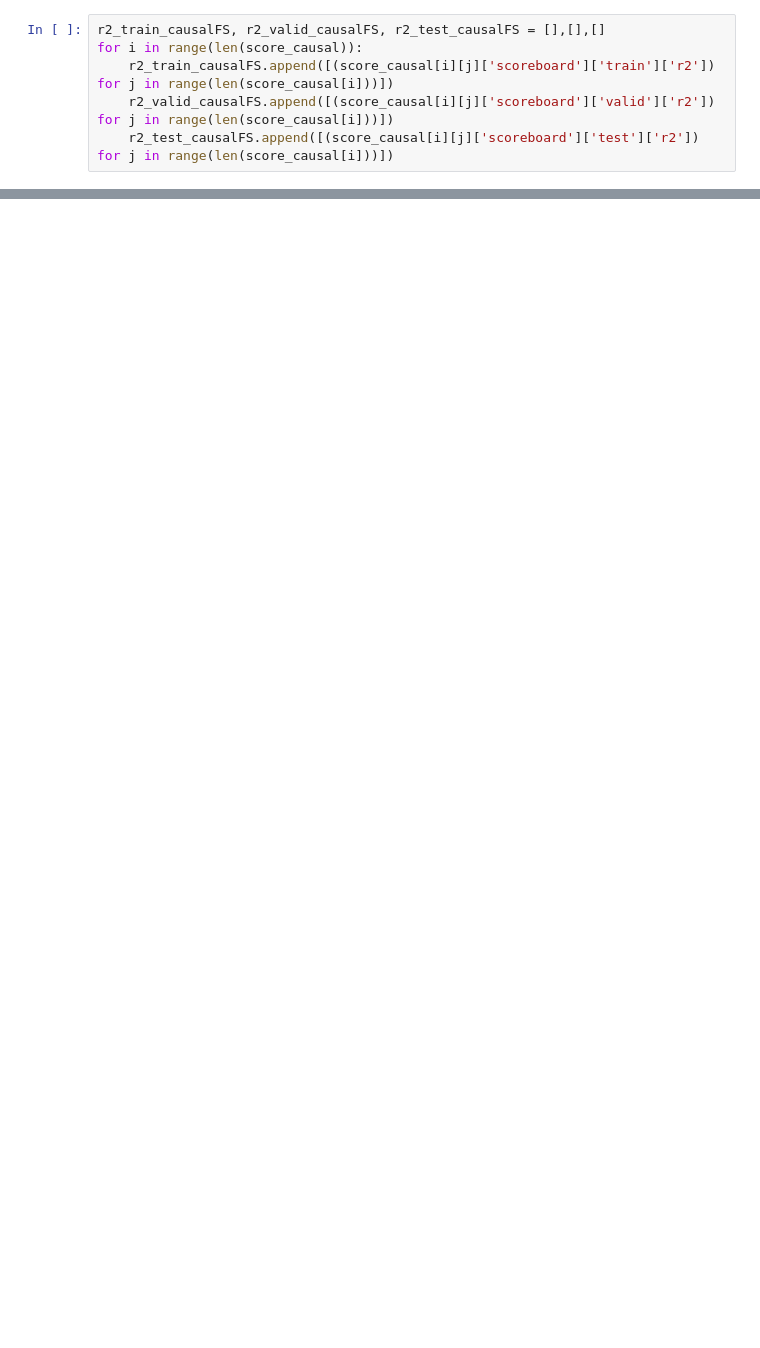
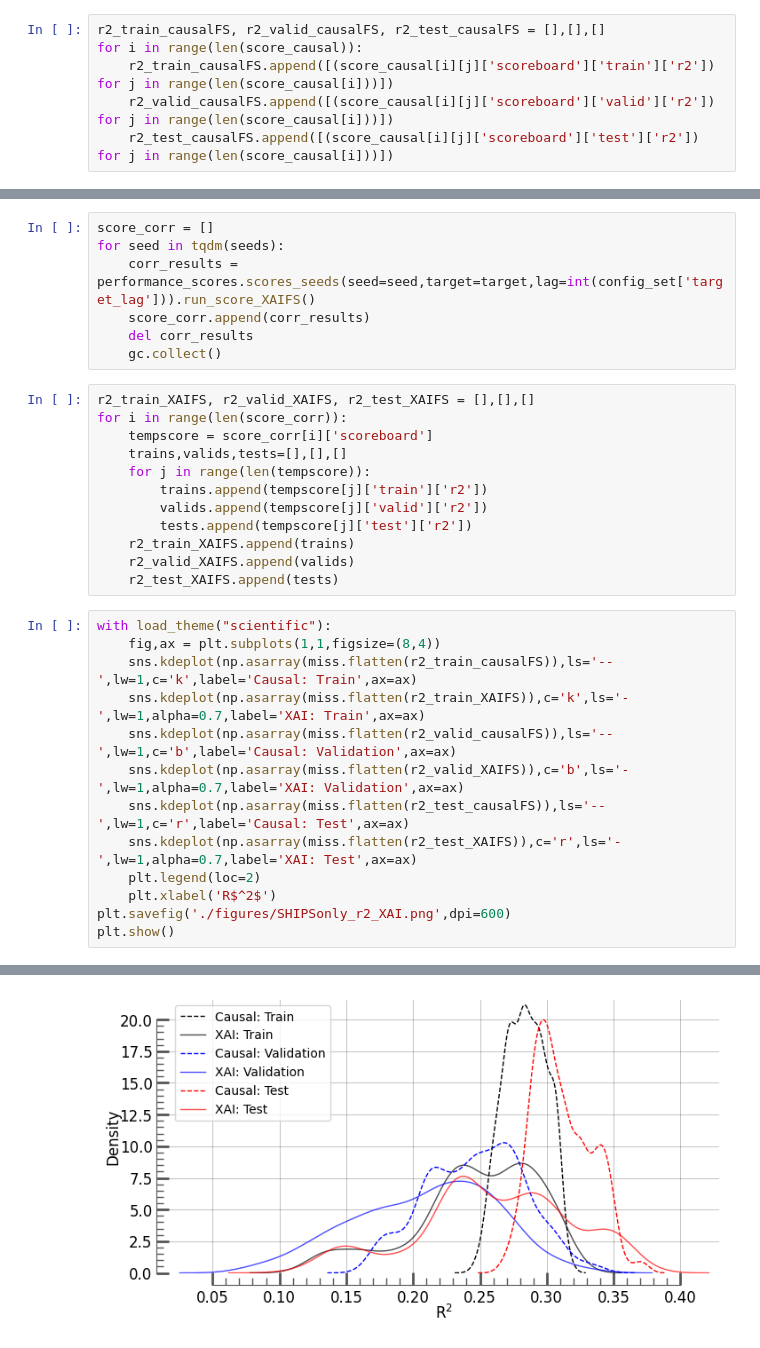
Before and after one commit to freddy0218/2024_causalML, a Jupyter notebook: SHIPSonly_causal.ipynb, the cells around one changed output, grey strips where cells are left out. Drawn from its saved outputs; the diff is of its cells as text; blank space fills up the shorter version.

```diff
--- a/SHIPSonly_causal.ipynb
+++ b/SHIPSonly_causal.ipynb
@@ -289,0 +298,33 @@ findfont: Generic family 'sans-serif' not found because none of the following fa
+# %%
+score_corr = []
+for seed in tqdm(seeds):
+    corr_results = performance_scores.scores_seeds(seed=seed,target=target,lag=int(config_set['target_lag'])).run_score_XAIFS()
+    score_corr.append(corr_results)
+    del corr_results
+    gc.collect()
+# %%
+r2_train_XAIFS, r2_valid_XAIFS, r2_test_XAIFS = [],[],[]
+for i in range(len(score_corr)):
+    tempscore = score_corr[i]['scoreboard']
+    trains,valids,tests=[],[],[]
+    for j in range(len(tempscore)):
+        trains.append(tempscore[j]['train']['r2'])
+        valids.append(tempscore[j]['valid']['r2'])
+        tests.append(tempscore[j]['test']['r2'])
+    r2_train_XAIFS.append(trains)
+    r2_valid_XAIFS.append(valids)
+    r2_test_XAIFS.append(tests)
+# %%
+with load_theme("scientific"):
+    fig,ax = plt.subplots(1,1,figsize=(8,4))
+    sns.kdeplot(np.asarray(miss.flatten(r2_train_causalFS)),ls='--',lw=1,c='k',label='Causal: Train',ax=ax)
+    sns.kdeplot(np.asarray(miss.flatten(r2_train_XAIFS)),c='k',ls='-',lw=1,alpha=0.7,label='XAI: Train',ax=ax)
+    sns.kdeplot(np.asarray(miss.flatten(r2_valid_causalFS)),ls='--',lw=1,c='b',label='Causal: Validation',ax=ax)
+    sns.kdeplot(np.asarray(miss.flatten(r2_valid_XAIFS)),c='b',ls='-',lw=1,alpha=0.7,label='XAI: Validation',ax=ax)
+    sns.kdeplot(np.asarray(miss.flatten(r2_test_causalFS)),ls='--',lw=1,c='r',label='Causal: Test',ax=ax)
+    sns.kdeplot(np.asarray(miss.flatten(r2_test_XAIFS)),c='r',ls='-',lw=1,alpha=0.7,label='XAI: Test',ax=ax)
+    plt.legend(loc=2)
+    plt.xlabel('R$^2$')
+plt.savefig('./figures/SHIPSonly_r2_XAI.png',dpi=600)
+plt.show()
+# %% [output]
@@ -289,0 +348 @@ findfont: Generic family 'sans-serif' not found because none of the following fa
+[figure, added]
```
Also changed, not shown: parts of 19 cells of this notebook, 7 other files.
